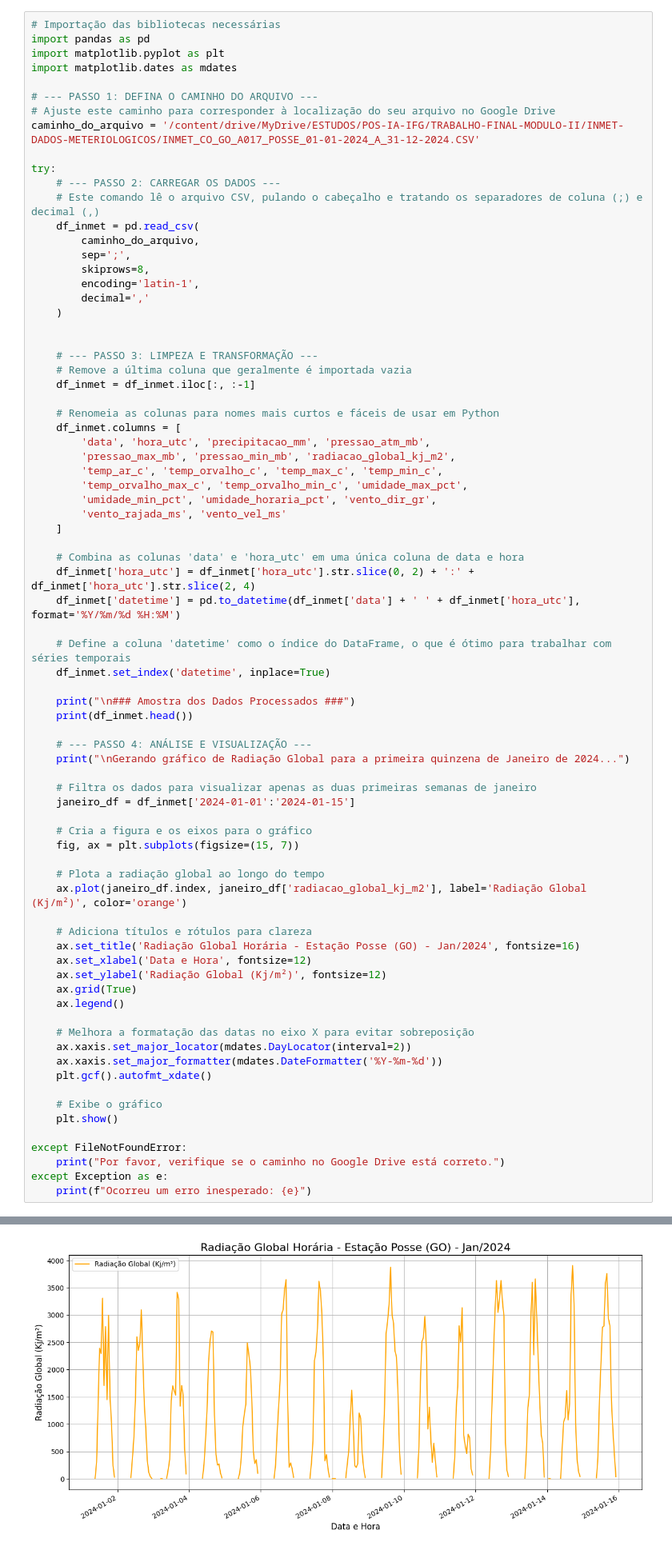
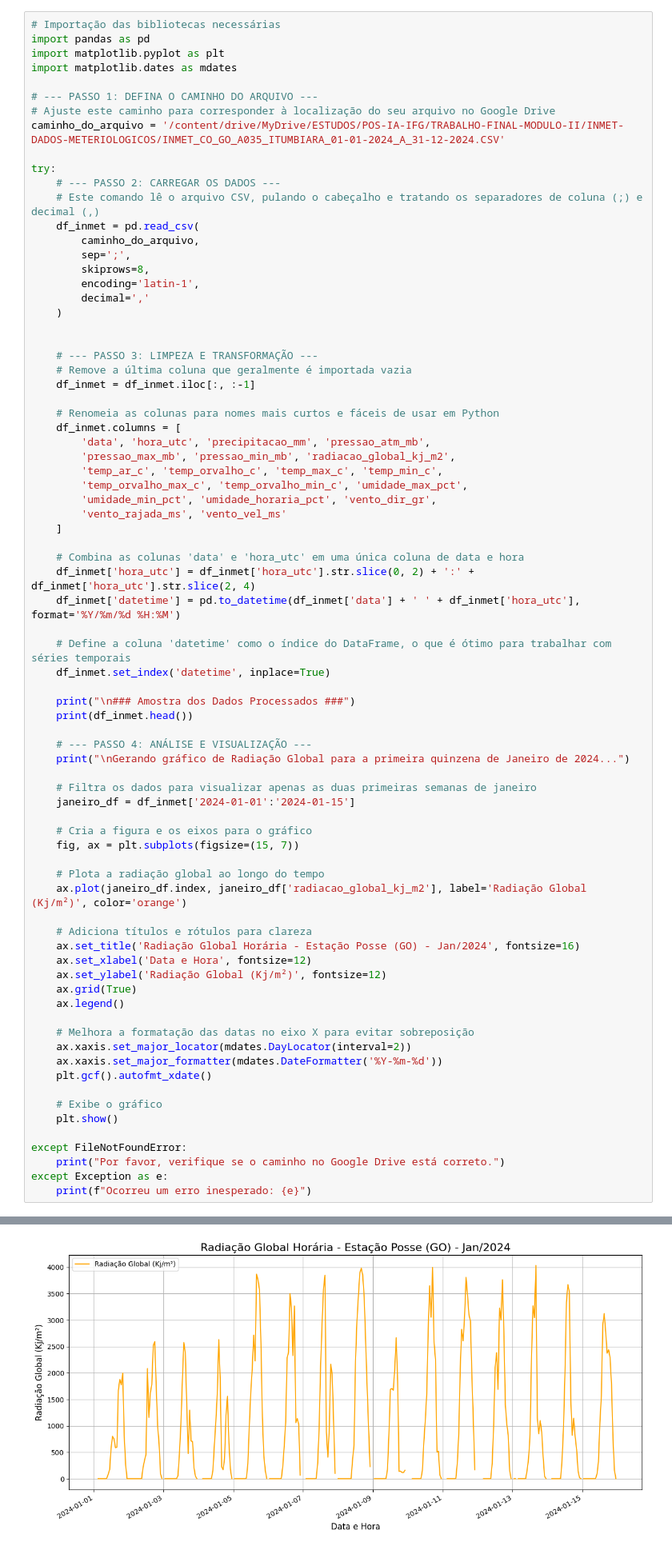
Before and after one commit to Ficheles/ml-politicas-energeticas-ifg-2025, a Jupyter notebook: exploratory_data_analysis.ipynb, the cells around one changed output, grey strips where cells are left out. Shown: that part at 80% size. Saved outputs shown, nothing was run; the diff lists cells and outputs as text.

```diff
--- a/exploratory_data_analysis.ipynb
+++ b/exploratory_data_analysis.ipynb
@@ -159,7 +163,7 @@ import matplotlib.dates as mdates
 
 # --- PASSO 1: DEFINA O CAMINHO DO ARQUIVO ---
 # Ajuste este caminho para corresponder à localização do seu arquivo no Google Drive
-caminho_do_arquivo = '/content/drive/MyDrive/ESTUDOS/POS-IA-IFG/TRABALHO-FINAL-MODULO-II/INMET-DADOS-METERIOLOGICOS/INMET_CO_GO_A017_POSSE_01-01-2024_A_31-12-2024.CSV'
+caminho_do_arquivo = '/content/drive/MyDrive/ESTUDOS/POS-IA-IFG/TRABALHO-FINAL-MODULO-II/INMET-DADOS-METERIOLOGICOS/INMET_CO_GO_A035_ITUMBIARA_01-01-2024_A_31-12-2024.CSV'
 
 try:
     # --- PASSO 2: CARREGAR OS DADOS ---
@@ -247,3 +251,3 @@ datetime
 
 Gerando gráfico de Radiação Global para a primeira quinzena de Janeiro de 2024...
-[figure, old version]
+[figure, new version]
```
Also changed, not shown: parts of 10 cells of this notebook.
